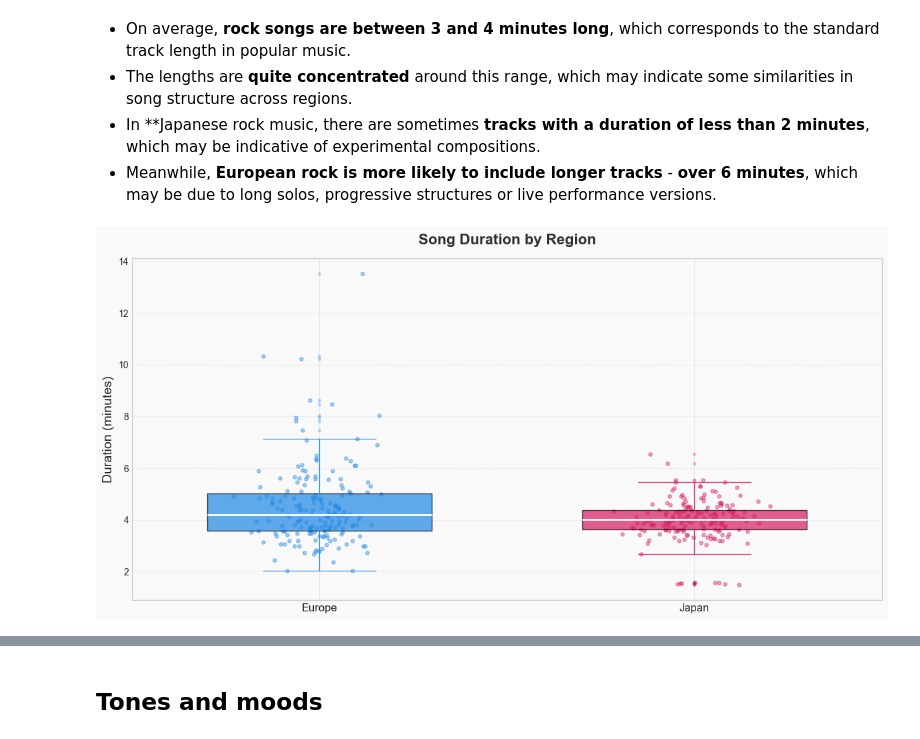
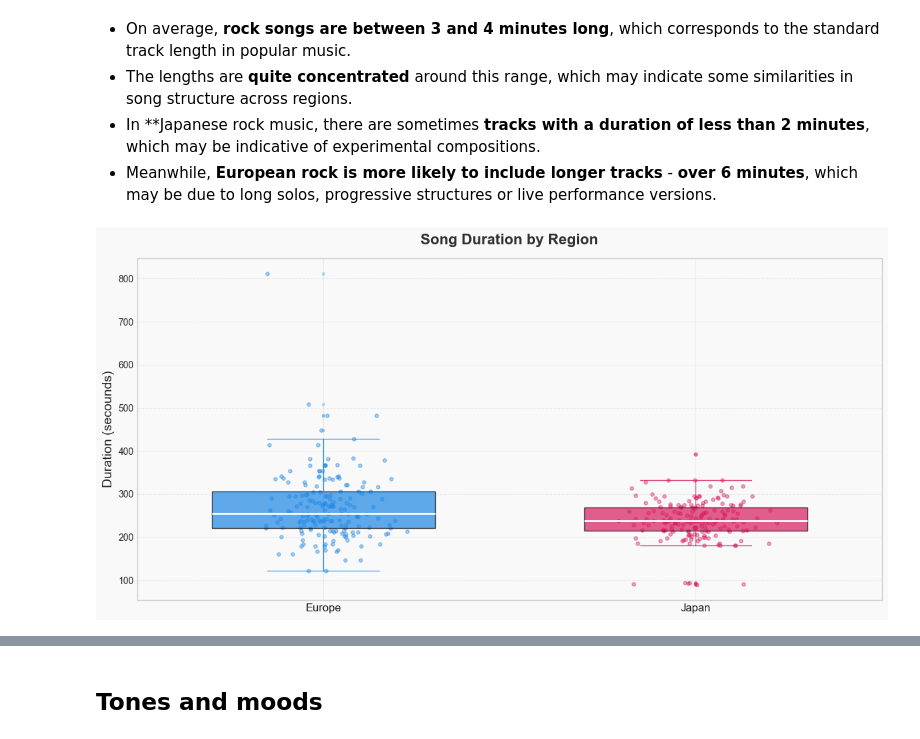
Before and after one commit to LarLex001/spotify-jrock-eurock, a Jupyter notebook: notebooks/analysis_data.ipynb, the cells around one changed output, grey strips where cells are left out. Cells and saved outputs as stored; diff of their text form; code cells hidden in the pictures.

```diff
--- a/notebooks/analysis_data.ipynb
+++ b/notebooks/analysis_data.ipynb
@@ -792,7 +780,5 @@ plt.show()
 # %% [markdown]
 ## **Song duration**
-# %%
-df['Duration_min'] = df['Duration'] / 60000
 # %% [markdown]
 #### ⏱ Average song length in rock music
 
@@ -804,7 +790,7 @@ df['Duration_min'] = df['Duration'] / 60000
 plt.figure(figsize=(12, 6), facecolor='#f9f9f9')
 
 for i, region in enumerate(['Europe', 'Japan']):
-    data = df[df['Region'] == region]['Duration_min']
+    data = df[df['Region'] == region]['Duration']
     box_position = i
     color = region_colors[region]
 
@@ -817,36 +803,36 @@ for i, region in enumerate(['Europe', 'Japan']):
 
     for whisker in bp['whiskers']:
         whisker.set_color(color)
         whisker.set_alpha(0.8)
         whisker.set_linestyle('-')
 
     for cap in bp['caps']:
         cap.set_color(color)
         cap.set_alpha(0.8)
 
     for median in bp['medians']:
         median.set_color('white')
         median.set_linewidth(2)
 
     for flier in bp['fliers']:
         flier.set_markerfacecolor(color)
         flier.set_markeredgecolor('none')
         flier.set_alpha(0.3)
         flier.set_markersize(4)
 
 for i, region in enumerate(['Europe', 'Japan']):
-    data = df[df['Region'] == region]['Duration_min']
+    data = df[df['Region'] == region]['Duration']
     x = np.random.normal(i, 0.08, size=len(data))
     plt.scatter(x, data, alpha=0.4, s=15, color=region_colors[region])
 
 plt.title('Song Duration by Region', fontsize=16, fontweight='bold', pad=15, color='#303030')
-plt.ylabel('Duration (minutes)', fontsize=14)
+plt.ylabel('Duration (seconds)', fontsize=14)
 plt.xticks([0, 1], ['Europe', 'Japan'], fontsize=12)
 plt.grid(True, axis='y', alpha=0.3, linestyle='--')
 plt.tight_layout()
 plt.show()
 # %% [output]
-[figure, old version]
+[figure, new version]
 # %%
 plt.figure(figsize=(14, 7), facecolor='#f9f9f9')
 
```
Also changed, not shown: parts of 43 cells of this notebook, 9 other files.
